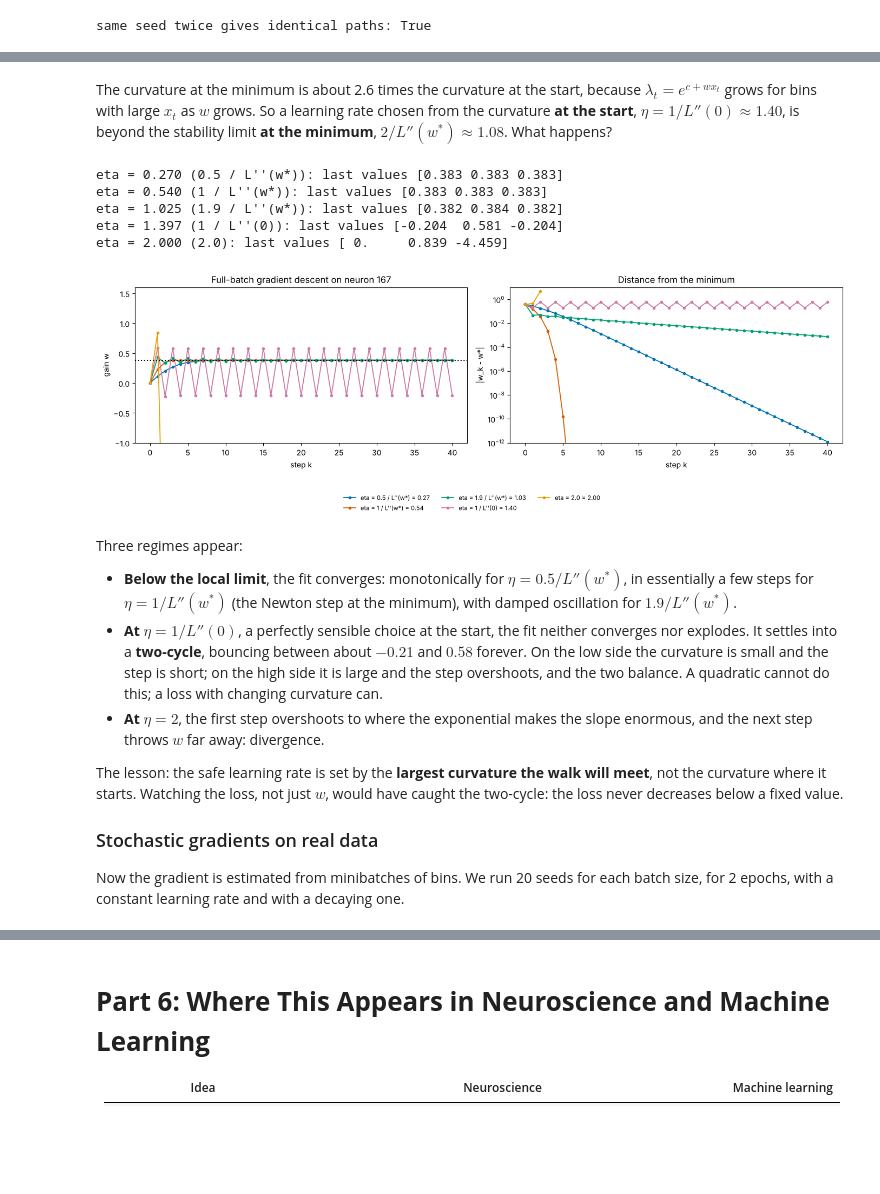
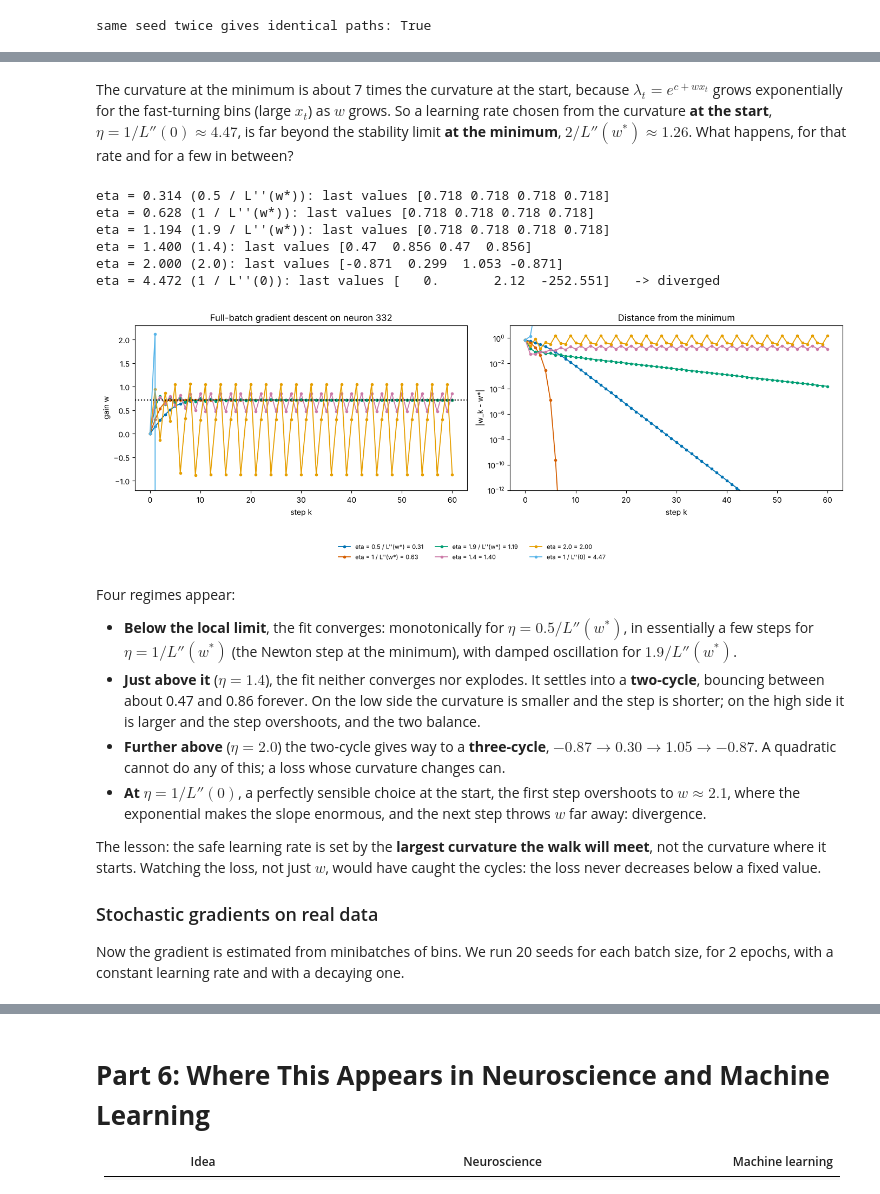
Before and after one commit to peter-adepoju/math-neuro-ml, a Jupyter notebook: week4/lesson12/Lesson12_Teaching_Notebook.ipynb, the cells around one changed output, grey strips where cells are left out. Drawn from its saved outputs; the diff is of its cells as text; code cells hidden in the pictures; blank space fills up the shorter version.

```diff
--- a/week4/lesson12/Lesson12_Teaching_Notebook.ipynb
+++ b/week4/lesson12/Lesson12_Teaching_Notebook.ipynb
@@ -471,37 +474,40 @@ curvature: L''(0) = 0.716, L''(w*) = 1.853  ->  stability limits 2/L'': 2.79 at
 # %% [markdown]
-The curvature at the minimum is about 2.6 times the curvature at the start, because $\lambda_t = e^{c + wx_t}$ grows for bins with large $x_t$ as $w$ grows. So a learning rate chosen from the curvature **at the start**, $\eta = 1/L''(0) \approx 1.40$, is beyond the stability limit **at the minimum**, $2/L''(w^*) \approx 1.08$. What happens?
+The curvature at the minimum is about 7 times the curvature at the start, because $\lambda_t = e^{c + wx_t}$ grows exponentially for the fast-turning bins (large $x_t$) as $w$ grows. So a learning rate chosen from the curvature **at the start**, $\eta = 1/L''(0) \approx 4.47$, is far beyond the stability limit **at the minimum**, $2/L''(w^*) \approx 1.26$. What happens, for that rate and for a few in between?
 # %%
-etas5 = {'0.5 / L\'\'(w*)': 0.5 / d2L5(w5), '1 / L\'\'(w*)': 1 / d2L5(w5), '1.9 / L\'\'(w*)': 1.9 / d2L5(w5),
-         '1 / L\'\'(0)': 1 / d2L5(0), '2.0': 2.0}
-fig, axes = plt.subplots(1, 2, figsize=(14, 4.6))
+etas5 = {"0.5 / L''(w*)": 0.5 / d2L5(w5), "1 / L''(w*)": 1 / d2L5(w5), "1.9 / L''(w*)": 1.9 / d2L5(w5),
+         '1.4': 1.4, '2.0': 2.0, "1 / L''(0)": 1 / d2L5(0)}
+fig, axes = plt.subplots(1, 2, figsize=(14, 4.8))
 for (name, eta), colour in zip(etas5.items(), PALETTE):
     p = [0.0]
-    for _ in range(40):
-        p.append(p[-1] - eta * dL5(p[-1]))
-        if abs(p[-1]) > 3: break
+    for _ in range(60):
+        with np.errstate(over='ignore', invalid='ignore'):
+            p.append(p[-1] - eta * dL5(p[-1]))
+        if not np.isfinite(p[-1]) or abs(p[-1]) > 3: break
     p = np.array(p)
     axes[0].plot(p, 'o-', ms=3, lw=1.3, color=colour, label=f'eta = {name} = {eta:.2f}')
     axes[1].semilogy(np.abs(p - w5) + 1e-16, 'o-', ms=3, lw=1.3, color=colour)
-    print(f"eta = {eta:.3f} ({name}): last values {np.round(p[-3:], 3)}")
-axes[0].axhline(w5, color='black', ls=':'); axes[0].set_ylim(-1, 1.6)
-axes[0].set_xlabel('step k'); axes[0].set_ylabel('gain w'); axes[0].set_title('Full-batch gradient descent on neuron 167')
+    print(f"eta = {eta:.3f} ({name}): last values {np.round(p[-4:], 3)}" + ("   -> diverged" if abs(p[-1]) > 3 or not np.isfinite(p[-1]) else ""))
+axes[0].axhline(w5, color='black', ls=':'); axes[0].set_ylim(-1.2, 2.3)
+axes[0].set_xlabel('step k'); axes[0].set_ylabel('gain w'); axes[0].set_title(f'Full-batch gradient descent on neuron {NEURON}')
 axes[1].set_ylim(1e-12, 10); axes[1].set_xlabel('step k'); axes[1].set_ylabel('|w_k - w*|'); axes[1].set_title('Distance from the minimum')
 fig.legend(*axes[0].get_legend_handles_labels(), loc='lower center', ncol=3, fontsize=8, frameon=False)
 plt.tight_layout(rect=[0, 0.15, 1, 1]); plt.show()
 # %% [output]
-eta = 0.270 (0.5 / L''(w*)): last values [0.383 0.383 0.383]
-eta = 0.540 (1 / L''(w*)): last values [0.383 0.383 0.383]
-eta = 1.025 (1.9 / L''(w*)): last values [0.382 0.384 0.382]
-eta = 1.397 (1 / L''(0)): last values [-0.204  0.581 -0.204]
-eta = 2.000 (2.0): last values [ 0.     0.839 -4.459]
+eta = 0.314 (0.5 / L''(w*)): last values [0.718 0.718 0.718 0.718]
+eta = 0.628 (1 / L''(w*)): last values [0.718 0.718 0.718 0.718]
+eta = 1.194 (1.9 / L''(w*)): last values [0.718 0.718 0.718 0.718]
+eta = 1.400 (1.4): last values [0.47  0.856 0.47  0.856]
+eta = 2.000 (2.0): last values [-0.871  0.299  1.053 -0.871]
+eta = 4.472 (1 / L''(0)): last values [   0.       2.12  -252.551]   -> diverged
-[figure, old version]
+[figure, new version]
 # %% [markdown]
-Three regimes appear:
+Four regimes appear:
 - **Below the local limit**, the fit converges: monotonically for $\eta = 0.5/L''(w^*)$, in essentially a few steps for $\eta = 1/L''(w^*)$ (the Newton step at the minimum), with damped oscillation for $1.9/L''(w^*)$.
-- **At $\eta = 1/L''(0)$**, a perfectly sensible choice at the start, the fit neither converges nor explodes. It settles into a **two-cycle**, bouncing between about $-0.21$ and $0.58$ forever. On the low side the curvature is small and the step is short; on the high side it is large and the step overshoots, and the two balance. A quadratic cannot do this; a loss with changing curvature can.
-- **At $\eta = 2$**, the first step overshoots to where the exponential makes the slope enormous, and the next step throws $w$ far away: divergence.
+- **Just above it** ($\eta = 1.4$), the fit neither converges nor explodes. It settles into a **two-cycle**, bouncing between about 0.47 and 0.86 forever. On the low side the curvature is smaller and the step is shorter; on the high side it is larger and the step overshoots, and the two balance.
+- **Further above** ($\eta = 2.0$) the two-cycle gives way to a **three-cycle**, $-0.87 \to 0.30 \to 1.05 \to -0.87$. A quadratic cannot do any of this; a loss whose curvature changes can.
+- **At $\eta = 1/L''(0)$**, a perfectly sensible choice at the start, the first step overshoots to $w \approx 2.1$, where the exponential makes the slope enormous, and the next step throws $w$ far away: divergence.
 
-The lesson: the safe learning rate is set by the **largest curvature the walk will meet**, not the curvature where it starts. Watching the loss, not just $w$, would have caught the two-cycle: the loss never decreases below a fixed value.
+The lesson: the safe learning rate is set by the **largest curvature the walk will meet**, not the curvature where it starts. Watching the loss, not just $w$, would have caught the cycles: the loss never decreases below a fixed value.
 
 ### Stochastic gradients on real data
 
```
Also changed, not shown: parts of 4 cells of this notebook, 3 other files.
